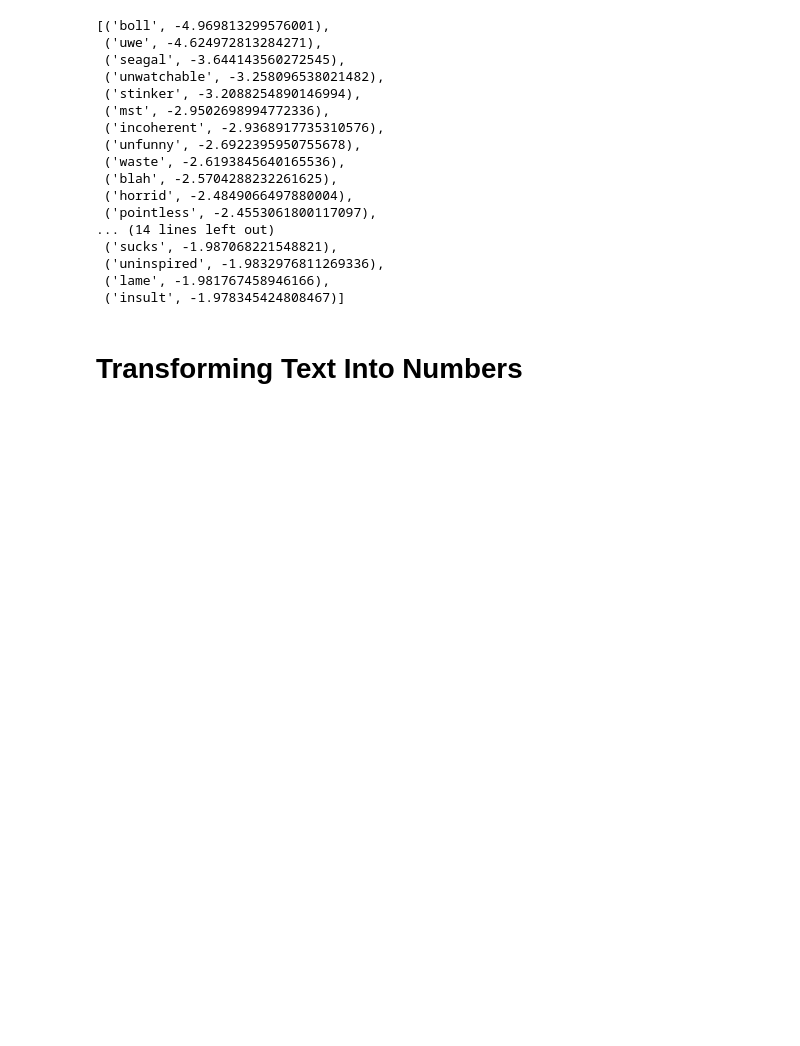
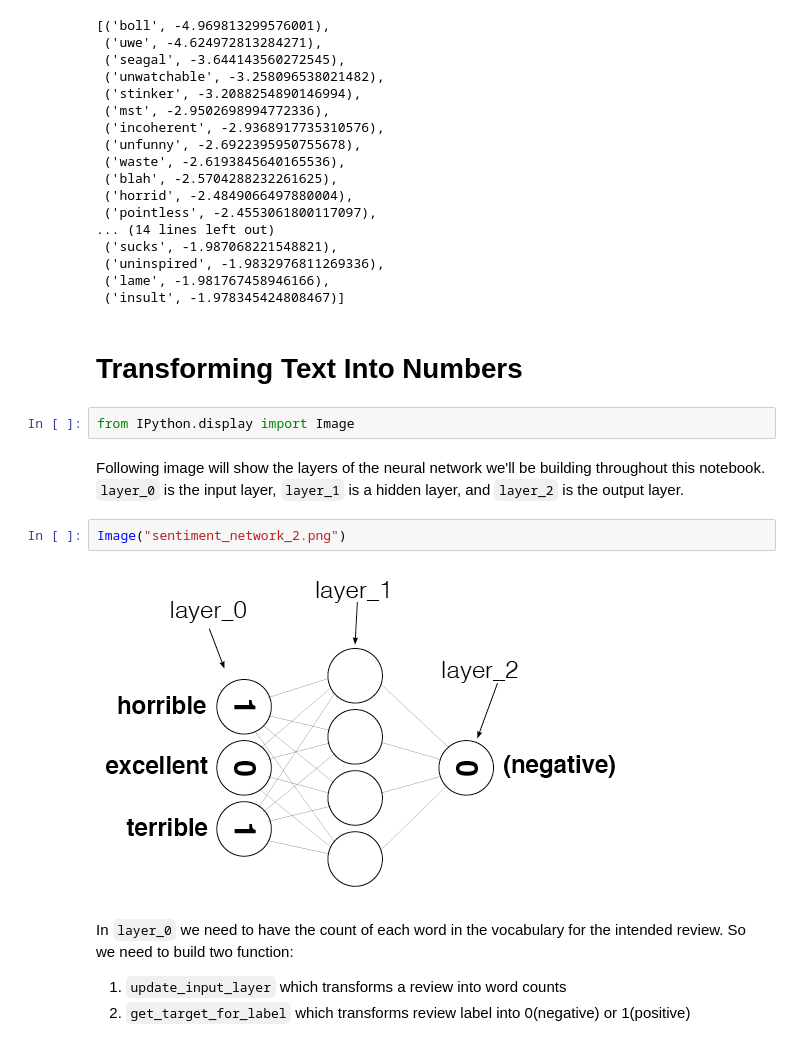
Before and after one commit to salehsargolzaee/Sentiment-Analysis-with-Neural-Network, a Jupyter notebook: Sentiment Classification.ipynb, the cells around one changed output. Drawn from its saved outputs; the diff is of its cells as text; blank space fills up the shorter version.

Commit message:
Transform text into numbers

```diff
--- a/Sentiment Classification.ipynb
+++ b/Sentiment Classification.ipynb
@@ -202,3 +202,16 @@ pos_neg_ratios.most_common()[-1: -31:-1]
  ('insult', -1.978345424808467)]
 # %% [markdown]
 # Transforming Text Into Numbers <a id = "header_3"></a>
+# %%
+from IPython.display import Image
+# %% [markdown]
+Following image will show the layers of the neural network we'll be building throughout this notebook. `layer_0` is the input layer, `layer_1` is a hidden layer, and `layer_2` is the output layer.
+# %%
+Image("sentiment_network_2.png")
+# %% [output]
+[figure, added]
+# %% [markdown]
+In `layer_0` we need to have the count of each word in the vocabulary for the intended review.
+So we need to build two function:
+1. `update_input_layer` which transforms a review into word counts
+2. `get_target_for_label` which transforms review label into 0(negative) or 1(positive)
```
Also changed, not shown: parts of 8 cells of this notebook, 1 other file.
